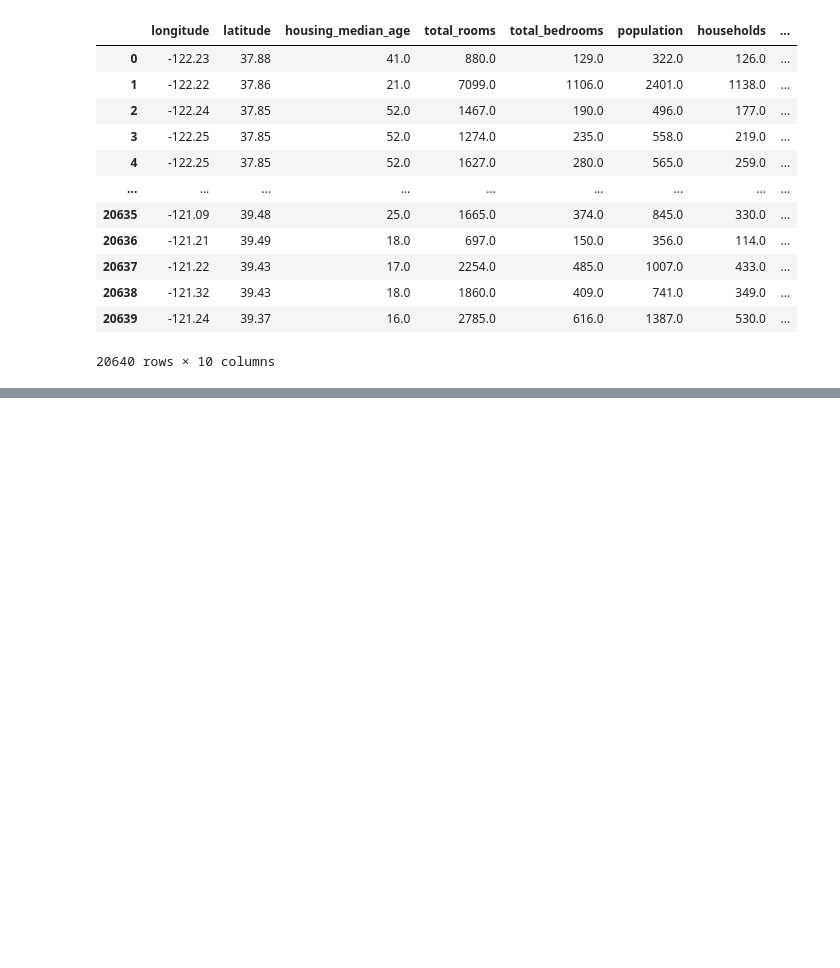
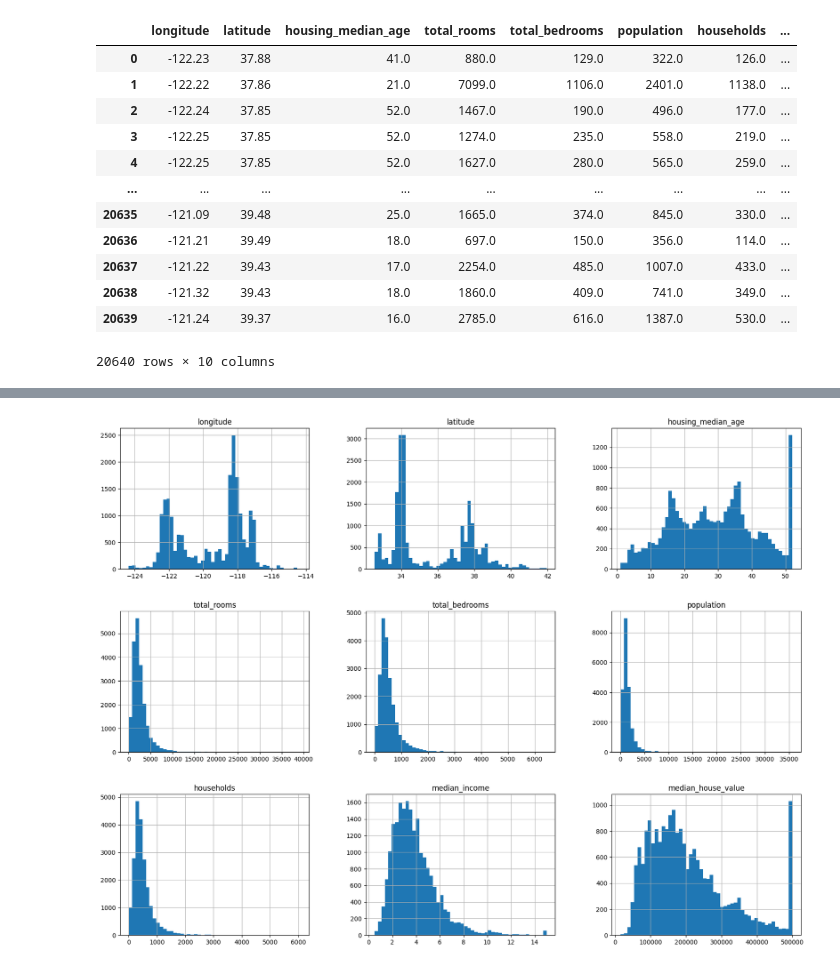
Before and after one commit to danilorr/california-housing-prediction, a Jupyter notebook: linear_model.ipynb, the cells around one changed output, grey strips where cells are left out. Saved outputs shown, nothing was run; the diff lists cells and outputs as text; code cells hidden in the pictures; blank space fills up the shorter version.

```diff
--- a/linear_model.ipynb
+++ b/linear_model.ipynb
@@ -44,0 +93,5 @@ df
+# %%
+df.hist(bins=50, figsize=(20,15))
+plt.show()
+# %% [output]
+[figure, added]
```
Also changed, not shown: parts of 9 cells of this notebook.
